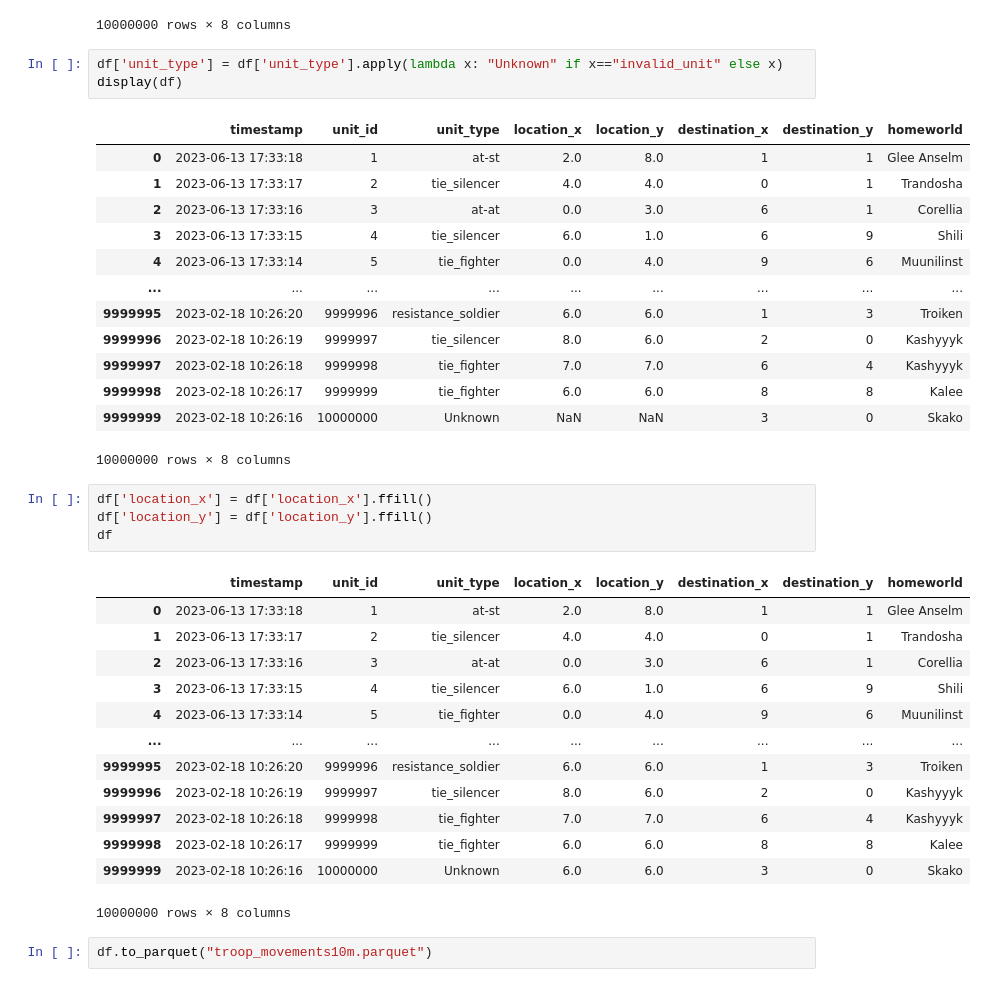
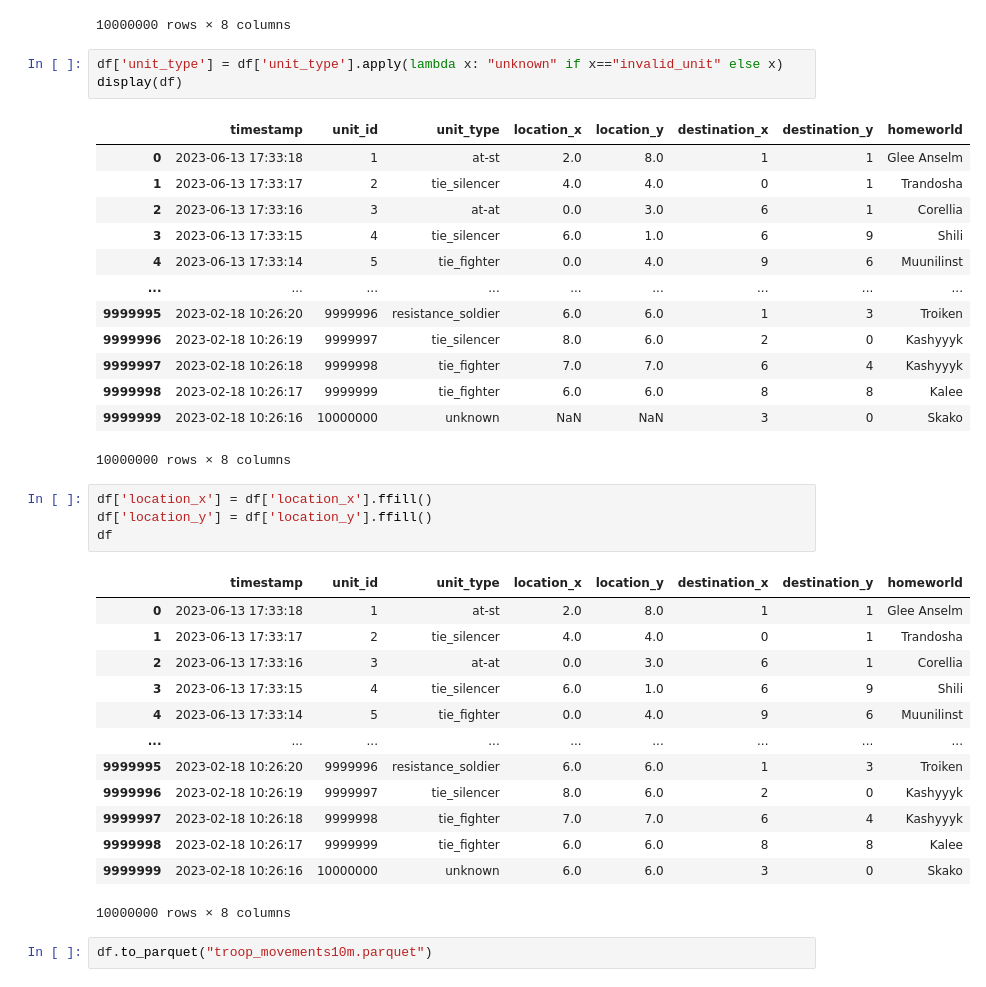
Before and after one commit to Tusk98/EDP-project-3, a Jupyter notebook: proj3.ipynb, the cells around one changed output. Saved outputs shown, nothing was run; the diff lists cells and outputs as text.

```diff
--- a/proj3.ipynb
+++ b/proj3.ipynb
@@ -158,21 +158,21 @@ df
 | 9999999 | 2023-02-18 10:26:16 | 10000000 | invalid_unit | NaN | NaN | 3 | 0 | Skako |
 10000000 rows × 8 columns
 # %%
-df['unit_type'] = df['unit_type'].apply(lambda x: "Unknown" if x=="invalid_unit" else x)
+df['unit_type'] = df['unit_type'].apply(lambda x: "unknown" if x=="invalid_unit" else x)
 display(df)
 # %% [output]
 |  | timestamp | unit_id | unit_type | location_x | location_y | destination_x | destination_y | homeworld |
 | 0 | 2023-06-13 17:33:18 | 1 | at-st | 2.0 | 8.0 | 1 | 1 | Glee Anselm |
 | 1 | 2023-06-13 17:33:17 | 2 | tie_silencer | 4.0 | 4.0 | 0 | 1 | Trandosha |
 | 2 | 2023-06-13 17:33:16 | 3 | at-at | 0.0 | 3.0 | 6 | 1 | Corellia |
 | 3 | 2023-06-13 17:33:15 | 4 | tie_silencer | 6.0 | 1.0 | 6 | 9 | Shili |
 | 4 | 2023-06-13 17:33:14 | 5 | tie_fighter | 0.0 | 4.0 | 9 | 6 | Muunilinst |
 | ... | ... | ... | ... | ... | ... | ... | ... | ... |
 | 9999995 | 2023-02-18 10:26:20 | 9999996 | resistance_soldier | 6.0 | 6.0 | 1 | 3 | Troiken |
 | 9999996 | 2023-02-18 10:26:19 | 9999997 | tie_silencer | 8.0 | 6.0 | 2 | 0 | Kashyyyk |
 | 9999997 | 2023-02-18 10:26:18 | 9999998 | tie_fighter | 7.0 | 7.0 | 6 | 4 | Kashyyyk |
 | 9999998 | 2023-02-18 10:26:17 | 9999999 | tie_fighter | 6.0 | 6.0 | 8 | 8 | Kalee |
-| 9999999 | 2023-02-18 10:26:16 | 10000000 | Unknown | NaN | NaN | 3 | 0 | Skako |
+| 9999999 | 2023-02-18 10:26:16 | 10000000 | unknown | NaN | NaN | 3 | 0 | Skako |
 10000000 rows × 8 columns
 # %%
 df['location_x'] = df['location_x'].ffill()
@@ -190,7 +190,7 @@ df
 | 9999996 | 2023-02-18 10:26:19 | 9999997 | tie_silencer | 8.0 | 6.0 | 2 | 0 | Kashyyyk |
 | 9999997 | 2023-02-18 10:26:18 | 9999998 | tie_fighter | 7.0 | 7.0 | 6 | 4 | Kashyyyk |
 | 9999998 | 2023-02-18 10:26:17 | 9999999 | tie_fighter | 6.0 | 6.0 | 8 | 8 | Kalee |
-| 9999999 | 2023-02-18 10:26:16 | 10000000 | Unknown | 6.0 | 6.0 | 3 | 0 | Skako |
+| 9999999 | 2023-02-18 10:26:16 | 10000000 | unknown | 6.0 | 6.0 | 3 | 0 | Skako |
 10000000 rows × 8 columns
 # %%
 df.to_parquet("troop_movements10m.parquet")
```
Also changed, not shown: parts of 6 cells of this notebook, 1 other file.
